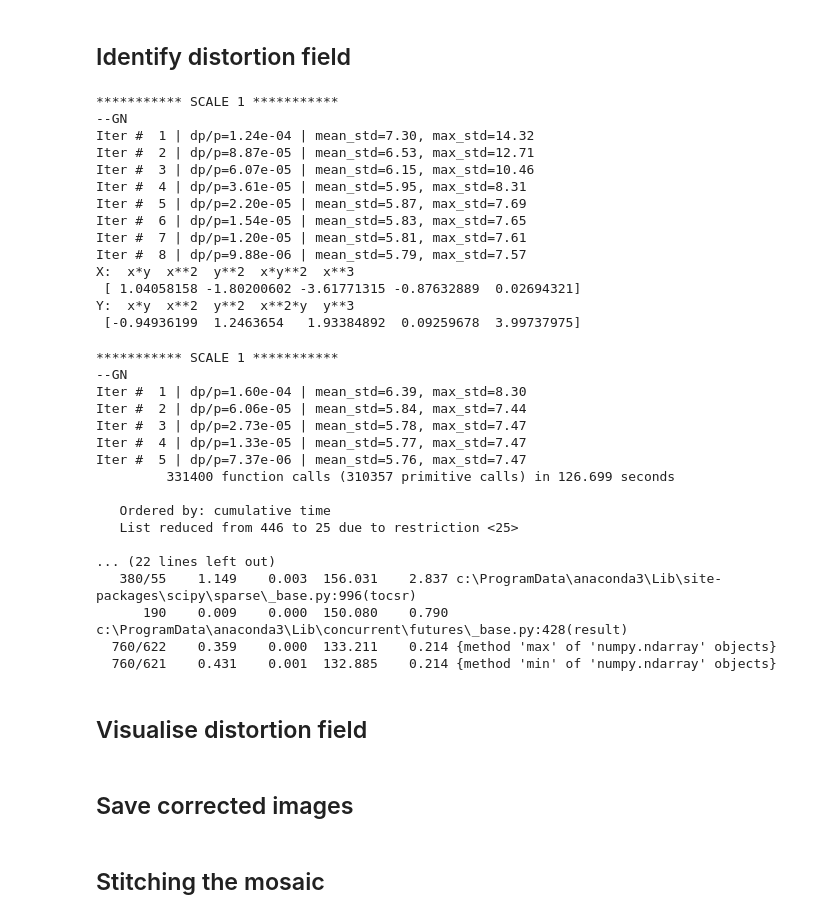
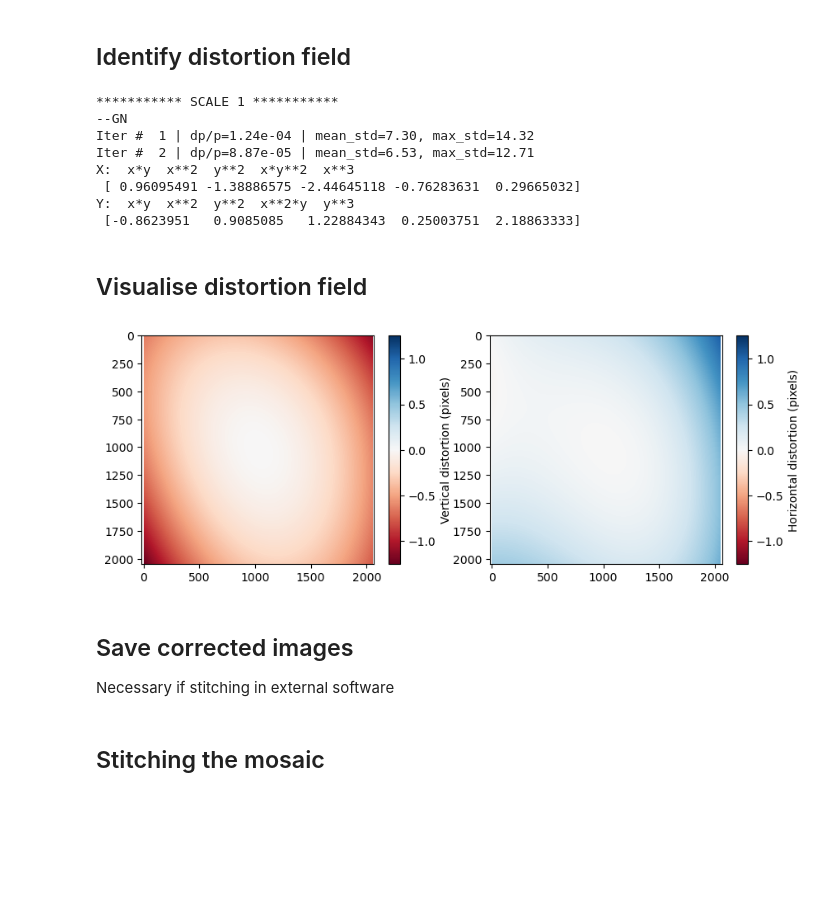
Before and after one commit to rhysgt/Distortion-correction, a Jupyter notebook: example.ipynb, the cells around one changed output. Drawn from its saved outputs; the diff is of its cells as text; code cells hidden in the pictures; blank space fills up the shorter version.

Commit message:
Tidy imports and improve plot

```diff
--- a/example.ipynb
+++ b/example.ipynb
@@ -9,7 +9,7 @@ from src.classGrid import Grid
 ## Define settings
 # %%
 """
-A large array of SEM images, distortion corrected then stiched
+A large array of SEM images, each suffering from unknown distortions
 """
 
 parameters = {
@@ -29,7 +29,7 @@ parameters = {
     # Distortion modes: 't' (translation), 'd' (distortion), 't+d' (both)
     "modes"                :  't+d',
     # Convergence tolerance for optimization
-    "tol"                  :  1.e-5,
+    "tol"                  :  1.e-4,
     # Maximum frequency components (Fourier modes) in x and y for distortion basis
     "mx"                   :  [3, 4, 5, 7, 8],
     "my"                   :  [3, 4, 5, 6, 9],
@@ -78,16 +78,10 @@ with open(parameters['dire']+results_file, "w") as json_file:
 --GN
 Iter #  1 | dp/p=1.24e-04 | mean_std=7.30, max_std=14.32
 Iter #  2 | dp/p=8.87e-05 | mean_std=6.53, max_std=12.71
-Iter #  3 | dp/p=6.07e-05 | mean_std=6.15, max_std=10.46
-Iter #  4 | dp/p=3.61e-05 | mean_std=5.95, max_std=8.31
-Iter #  5 | dp/p=2.20e-05 | mean_std=5.87, max_std=7.69
-Iter #  6 | dp/p=1.54e-05 | mean_std=5.83, max_std=7.65
-Iter #  7 | dp/p=1.20e-05 | mean_std=5.81, max_std=7.61
-Iter #  8 | dp/p=9.88e-06 | mean_std=5.79, max_std=7.57
 X:  x*y  x**2  y**2  x*y**2  x**3
- [ 1.04058158 -1.80200602 -3.61771315 -0.87632889  0.02694321]
+ [ 0.96095491 -1.38886575 -2.44645118 -0.76283631  0.29665032]
 Y:  x*y  x**2  y**2  x**2*y  y**3
- [-0.94936199  1.2463654   1.93384892  0.09259678  3.99737975]
+ [-0.8623951   0.9085085   1.22884343  0.25003751  2.18863333]
 # %%
 prof = cProfile.Profile()
 prof.enable()
@@ -97,33 +91,17 @@ prof.disable()
 s = io.StringIO()
 pstats.Stats(prof, stream=s).sort_stats('cumtime').print_stats(25)
 print(s.getvalue())
-# %% [output]
-*********** SCALE 1 ***********
---GN
-Iter #  1 | dp/p=1.60e-04 | mean_std=6.39, max_std=8.30
-Iter #  2 | dp/p=6.06e-05 | mean_std=5.84, max_std=7.44
-Iter #  3 | dp/p=2.73e-05 | mean_std=5.78, max_std=7.47
-Iter #  4 | dp/p=1.33e-05 | mean_std=5.77, max_std=7.47
-Iter #  5 | dp/p=7.37e-06 | mean_std=5.76, max_std=7.47
-         331400 function calls (310357 primitive calls) in 126.699 seconds
-
-   Ordered by: cumulative time
-   List reduced from 446 to 25 due to restriction <25>
-
-... (22 lines left out)
-   380/55    1.149    0.003  156.031    2.837 c:\ProgramData\anaconda3\Lib\site-packages\scipy\sparse\_base.py:996(tocsr)
-      190    0.009    0.000  150.080    0.790 c:\ProgramData\anaconda3\Lib\concurrent\futures\_base.py:428(result)
-  760/622    0.359    0.000  133.211    0.214 {method 'max' of 'numpy.ndarray' objects}
-  760/621    0.431    0.001  132.885    0.214 {method 'min' of 'numpy.ndarray' objects}
 # %% [markdown]
 ## Visualise distortion field
 # %%
-""" Visualization of the measured distortion function """
 cam.Plot(size=[parameters['sx'], parameters['sy']])
-cam.PlotGrid(size=(1024,1024), nelemx=10, alpha=5)
-cam.PlotInverseGrid(size=(1024,1024), nelemx=10, alpha=5)
+#cam.PlotGrid(size=(1024,1024), nelemx=10, alpha=5)
+#cam.PlotInverseGrid(size=(1024,1024), nelemx=10, alpha=5)
 plt.show()
+# %% [output]
+[figure, added]
 # %% [markdown]
 ## Save corrected images
+Necessary if stitching in external software
 # %%
 #%%
```
Also changed, not shown: parts of 4 cells of this notebook, 4 other files.
